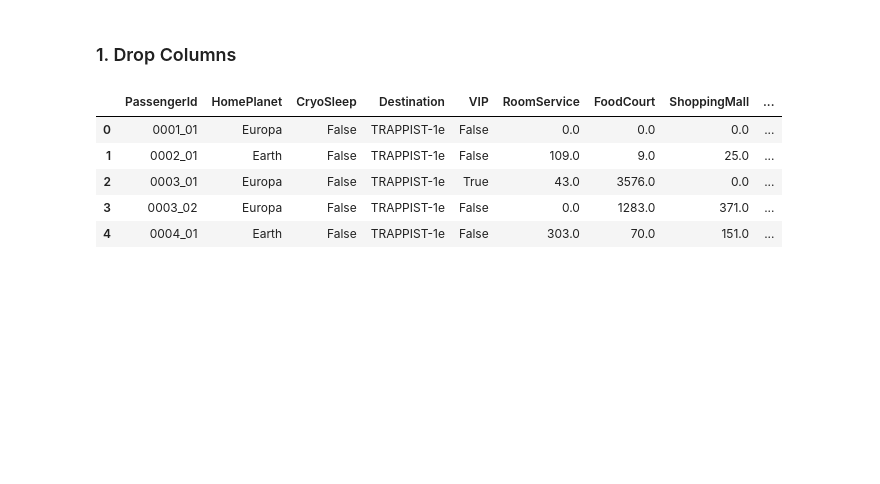
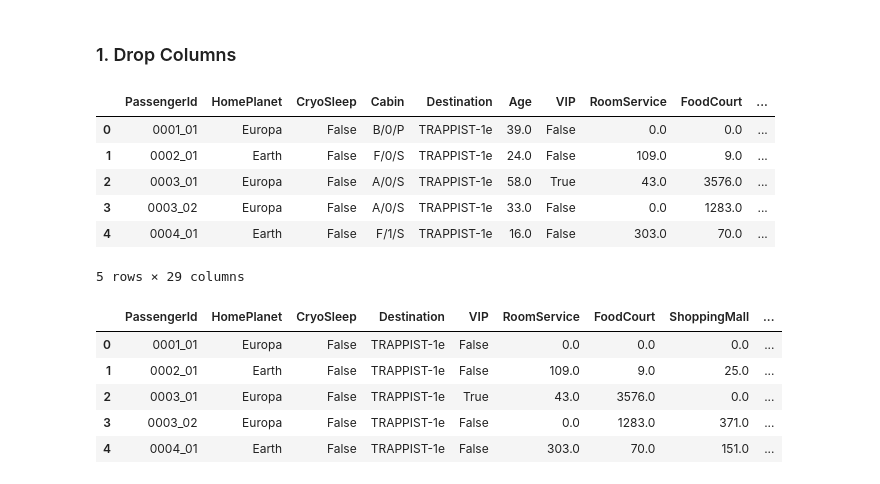
Before and after one commit to LandonWall/lightgbm-shap-analysis, a Jupyter notebook: lightgbm-shap-analysis-spaceship-titanic.ipynb, the cells around one changed output. Cells and saved outputs as stored; diff of their text form; code cells hidden in the pictures; blank space fills up the shorter version.

Commit message:
Kaggle Notebook | Interpret LightGBM Classifier with SHAP | Version 38

```diff
--- a/lightgbm-shap-analysis-spaceship-titanic.ipynb
+++ b/lightgbm-shap-analysis-spaceship-titanic.ipynb
@@ -139 +261,16 @@ df[['cabin_deck_level', 'cabin_side', 'cabin_region']].head()
+# %%
+# Extract featuresets
+featuresets = [(gender_features(n), gender) for (n, gender) in labeled_names]
+# %%
+# Train the NaiveBayesClassifier
+classifier = NaiveBayesClassifier.train(featuresets)
+
+# Set blanks and None values to NaN
+df['first_name'] = df['first_name'].replace({'': np.nan, None: np.nan})
+
+# Classify gender for the DataFrame and handle NaN values
+df['gender'] = df['first_name'].apply(lambda x: classifier.classify(gender_features(x)) if pd.notna(x) else np.nan)
+
+# Drop the temporary 'first_name' column if necessary
+df.drop(columns=['first_name'], inplace=True)
 # %% [markdown]
@@ -141,2 +277,0 @@ df[['cabin_deck_level', 'cabin_side', 'cabin_region']].head()
-# %%
-df['adult'] = df['Age'].apply(lambda x: True if x > 18 else False)
@@ -150,0 +278,12 @@ Name: count, dtype: int64
+# %%
+# Create a new variable for age groups
+def age_group(age):
+    if age < 13:
+        return 'Kid'
+    elif age < 18:
+        return 'Teen'
+    else:
+        return 'Adult'
+
+# Apply the function to create a new column
+df['Age_Group'] = df['Age'].apply(age_group)
@@ -153,4 +300,14 @@ Name: count, dtype: int64
 <a id="data-cleaning"></a>
 # %% [markdown]
 ### 1. Drop Columns
+# %%
+df.head()
+# %% [output]
+|  | PassengerId | HomePlanet | CryoSleep | Cabin | Destination | Age | VIP | RoomService | FoodCourt | ... |
+| 0 | 0001_01 | Europa | False | B/0/P | TRAPPIST-1e | 39.0 | False | 0.0 | 0.0 | ... |
+| 1 | 0002_01 | Earth | False | F/0/S | TRAPPIST-1e | 24.0 | False | 109.0 | 9.0 | ... |
+| 2 | 0003_01 | Europa | False | A/0/S | TRAPPIST-1e | 58.0 | True | 43.0 | 3576.0 | ... |
+| 3 | 0003_02 | Europa | False | A/0/S | TRAPPIST-1e | 33.0 | False | 0.0 | 1283.0 | ... |
+| 4 | 0004_01 | Earth | False | F/1/S | TRAPPIST-1e | 16.0 | False | 303.0 | 70.0 | ... |
+5 rows × 29 columns
 # %%
```
Also changed, not shown: parts of 42 cells of this notebook.
